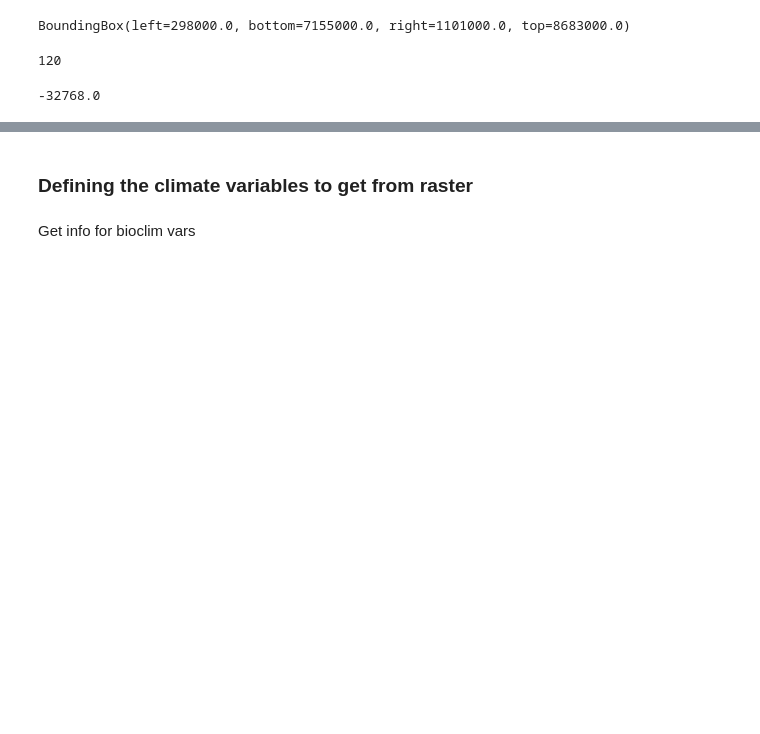
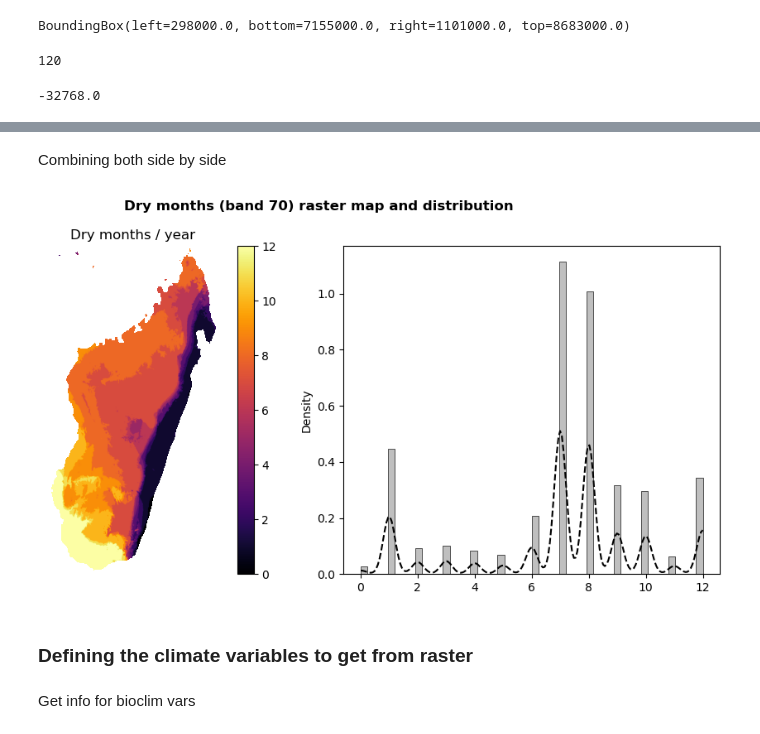
Before and after one commit to tahiri-lab/py_madaclim, a Jupyter notebook: src/data_exploration.ipynb, the cells around one changed output, grey strips where cells are left out. Saved outputs shown, nothing was run; the diff lists cells and outputs as text; code cells hidden in the pictures; blank space fills up the shorter version.

```diff
--- a/src/data_exploration.ipynb
+++ b/src/data_exploration.ipynb
@@ -162,3 +218,33 @@ Represents distributions of all 70 bands on 1 graph
+# %% [markdown]
+Combining both side by side
+# %%
+# Selecting the band
+band_num = 70
+band = raster_mada.read(band_num, masked=True)
+
+# Plotting both map and distributions of raster values
+fig, axes = plt.subplots(1, 2, figsize=(10,5))
+
+# Raster map
+im = axes[0].imshow(band, cmap="inferno", norm="linear")
+cbar = plt.colorbar(im)
+axes[0].set_title("Dry months / year")
+axes[0].set_yticks([])
+axes[0].set_xticks([])
+axes[0].axis("off")
+
+# Pixel vals distributions
+sns.histplot(
+    data=band.compressed(), color="grey", bins=50, ax=axes[1],
+    kde=True, stat="density",
+    line_kws={"linestyle" : "--"}
+)
+axes[1].lines[0].set_color("black")
+
+fig.suptitle("Dry months (band 70) raster map and distribution", weight="bold")
+fig.tight_layout()
+# %% [output]
+[figure, added]
 # %% [markdown]
 ### Defining the climate variables to get from raster
 # %% [markdown]
```
Also changed, not shown: parts of 20 cells of this notebook.
